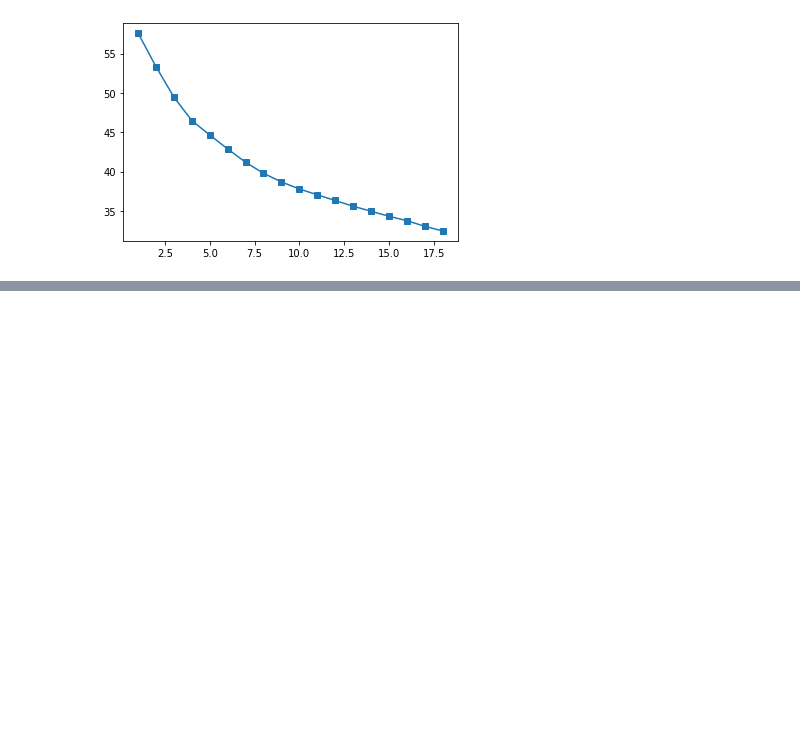
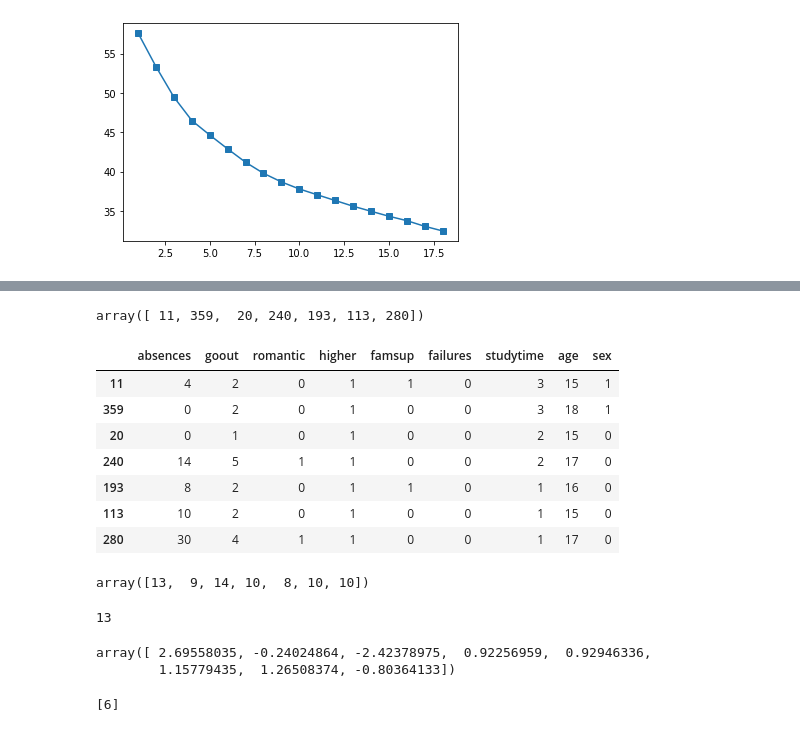
Before and after one commit to albertorekena/education-improvement, a Jupyter notebook: Pruebas_cluster.ipynb, the cells around one changed output, grey strips where cells are left out. Drawn from its saved outputs; the diff is of its cells as text; code cells hidden in the pictures; blank space fills up the shorter version.

```diff
--- a/Pruebas_cluster.ipynb
+++ b/Pruebas_cluster.ipynb
@@ -888,0 +1002,39 @@ cluster_labels = kmeans.labels_
+# %%
+#vemos el representante del grupo, el usuario cercano a su centroid
+closest, _ = pairwise_distances_argmin_min(kmeans.cluster_centers_, X_pca)
+closest
+# %% [output]
+array([ 11, 359,  20, 240, 193, 113, 280])
+# %%
+X.iloc[closest]
+# %% [output]
+|  | absences | goout | romantic | higher | famsup | failures | studytime | age | sex |
+| 11 | 4 | 2 | 0 | 1 | 1 | 0 | 3 | 15 | 1 |
+| 359 | 0 | 2 | 0 | 1 | 0 | 0 | 3 | 18 | 1 |
+| 20 | 0 | 1 | 0 | 1 | 0 | 0 | 2 | 15 | 0 |
+| 240 | 14 | 5 | 1 | 1 | 0 | 0 | 2 | 17 | 0 |
+| 193 | 8 | 2 | 0 | 1 | 1 | 0 | 1 | 16 | 0 |
+| 113 | 10 | 2 | 0 | 1 | 0 | 0 | 1 | 15 | 0 |
+| 280 | 30 | 4 | 1 | 1 | 0 | 0 | 1 | 17 | 0 |
+# %%
+
+y[closest]
+# %% [output]
+array([13,  9, 14, 10,  8, 10, 10])
+# %%
+y[11]
+# %% [output]
+13
+# %%
+X_pca[394]
+# %% [output]
+array([ 2.69558035, -0.24024864, -2.42378975,  0.92256959,  0.92946336,
+        1.15779435,  1.26508374, -0.80364133])
+# %%
+#Comprobamos un usuario a que grupo al que pertenece
+X_new = np.array([X_pca[280]]) #davidguetta
+
+new_labels = kmeans.predict(X_new)
+print(new_labels)
+# %% [output]
+[6]
```
Also changed, not shown: parts of 20 cells of this notebook.
